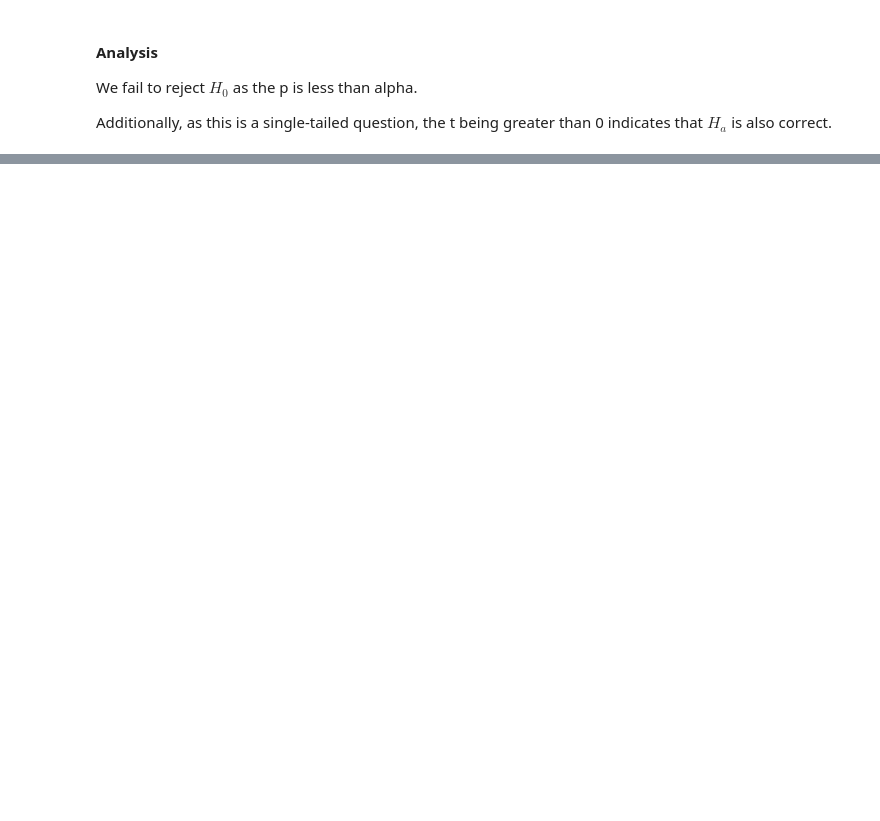
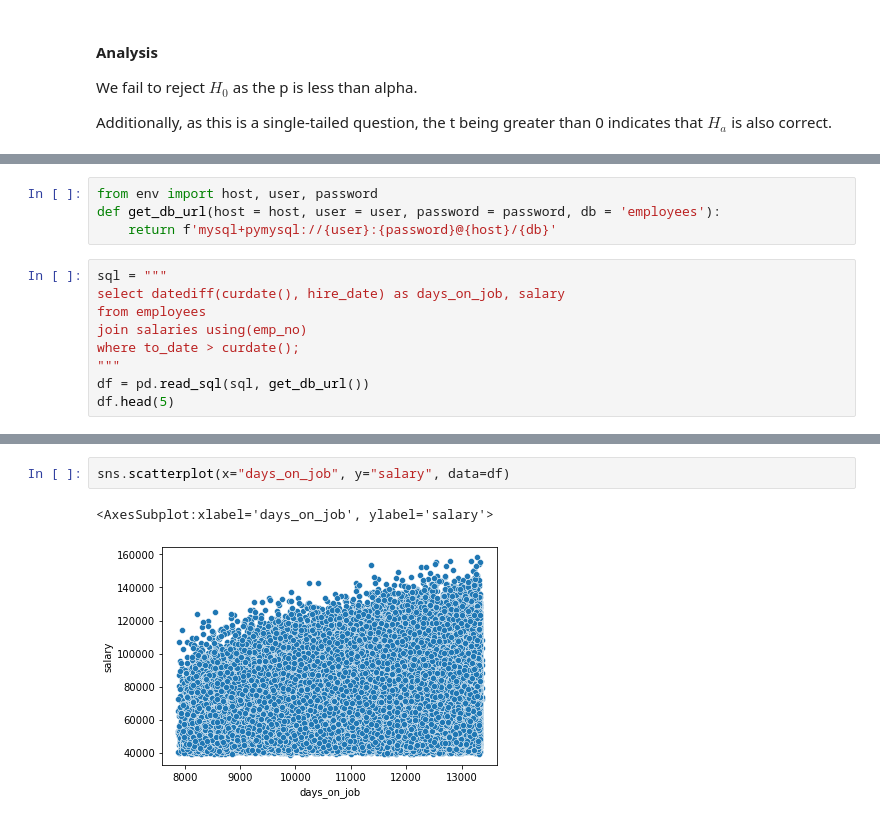
Before and after one commit to Marley-C-Robinson-99/stats-exercises, a Jupyter notebook: hypothesis_testing.ipynb, the cells around one changed output, grey strips where cells are left out. Drawn from its saved outputs; the diff is of its cells as text; blank space fills up the shorter version.

```diff
--- a/hypothesis_testing.ipynb
+++ b/hypothesis_testing.ipynb
@@ -144,0 +284,13 @@ Additionally, as this is a single-tailed question, the t being greater than 0 in
+# %%
+from env import host, user, password
+def get_db_url(host = host, user = user, password = password, db = 'employees'):
+    return f'mysql+pymysql://{user}:{password}@{host}/{db}'
+# %%
+sql = """
+select datediff(curdate(), hire_date) as days_on_job, salary
+from employees
+join salaries using(emp_no)
+where to_date > curdate();
+"""
+df = pd.read_sql(sql, get_db_url())
+df.head(5)
@@ -144,0 +304,5 @@ Additionally, as this is a single-tailed question, the t being greater than 0 in
+# %%
+sns.scatterplot(x="days_on_job", y="salary", data=df)
+# %% [output]
+<AxesSubplot:xlabel='days_on_job', ylabel='salary'>
+[figure, added]
```
Also changed, not shown: parts of 49 cells of this notebook, 3 other files.
